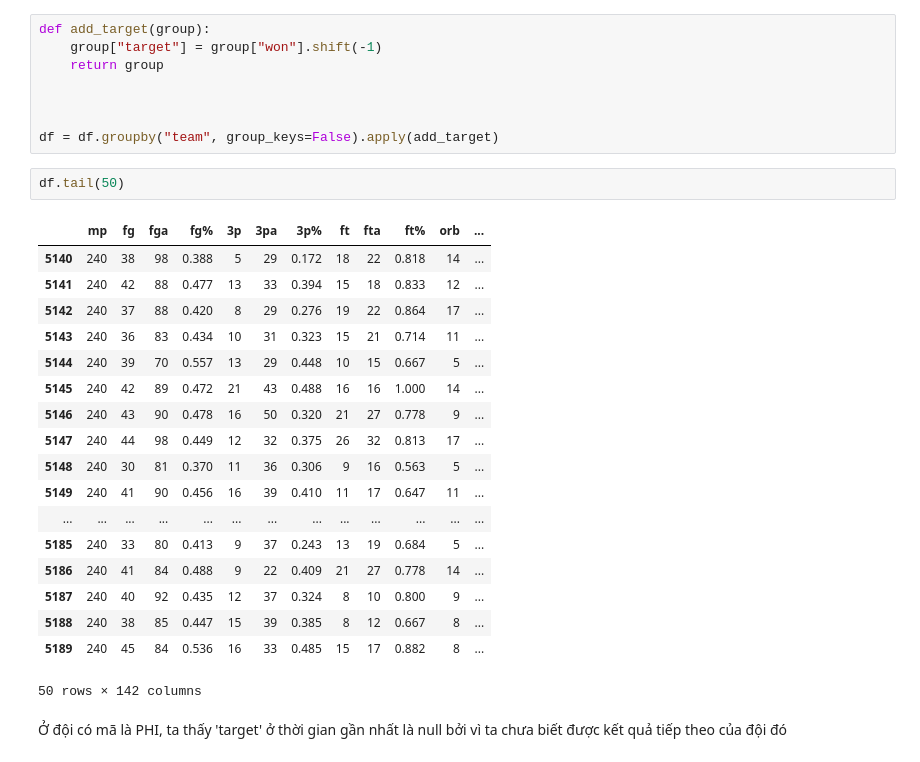
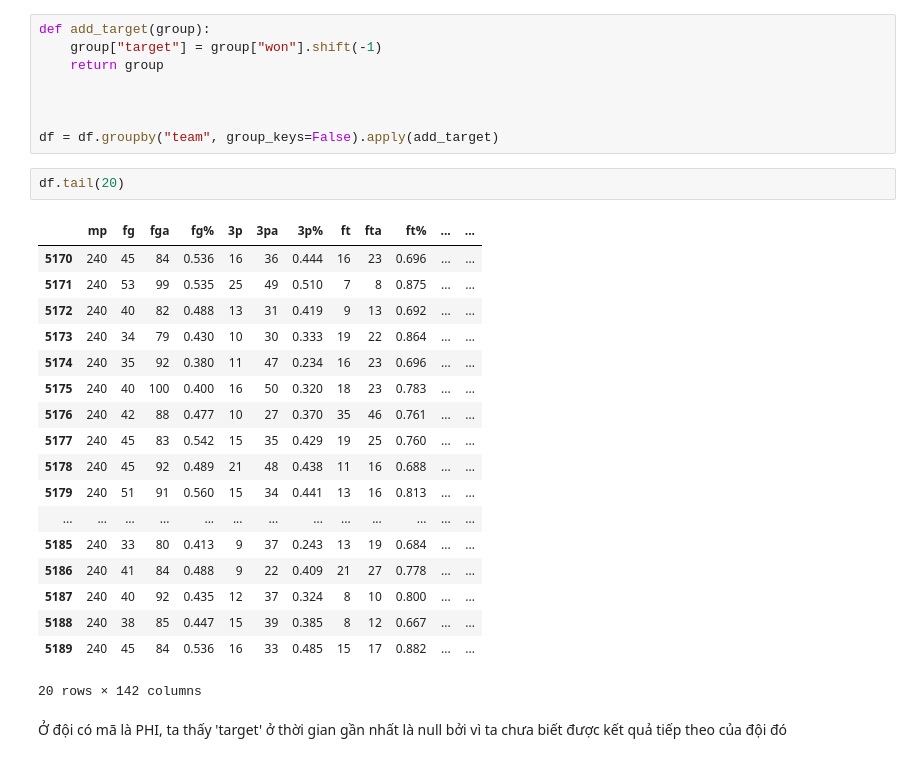
Before and after one commit to EnEnfer/DataVisz, a Jupyter notebook: predict.ipynb, the cells around one changed output. Cells and saved outputs as stored; diff of their text form.

```diff
--- a/predict.ipynb
+++ b/predict.ipynb
@@ -58,26 +58,26 @@ def add_target(group):
 
 df = df.groupby("team", group_keys=False).apply(add_target)
 # %%
-df.tail(50)
+df.tail(20)
 # %% [output]
-|  | mp | fg | fga | fg% | 3p | 3pa | 3p% | ft | fta | ft% | orb | ... |
-| 5140 | 240 | 38 | 98 | 0.388 | 5 | 29 | 0.172 | 18 | 22 | 0.818 | 14 | ... |
-| 5141 | 240 | 42 | 88 | 0.477 | 13 | 33 | 0.394 | 15 | 18 | 0.833 | 12 | ... |
-| 5142 | 240 | 37 | 88 | 0.420 | 8 | 29 | 0.276 | 19 | 22 | 0.864 | 17 | ... |
-| 5143 | 240 | 36 | 83 | 0.434 | 10 | 31 | 0.323 | 15 | 21 | 0.714 | 11 | ... |
-| 5144 | 240 | 39 | 70 | 0.557 | 13 | 29 | 0.448 | 10 | 15 | 0.667 | 5 | ... |
-| 5145 | 240 | 42 | 89 | 0.472 | 21 | 43 | 0.488 | 16 | 16 | 1.000 | 14 | ... |
-| 5146 | 240 | 43 | 90 | 0.478 | 16 | 50 | 0.320 | 21 | 27 | 0.778 | 9 | ... |
-| 5147 | 240 | 44 | 98 | 0.449 | 12 | 32 | 0.375 | 26 | 32 | 0.813 | 17 | ... |
-| 5148 | 240 | 30 | 81 | 0.370 | 11 | 36 | 0.306 | 9 | 16 | 0.563 | 5 | ... |
-| 5149 | 240 | 41 | 90 | 0.456 | 16 | 39 | 0.410 | 11 | 17 | 0.647 | 11 | ... |
+|  | mp | fg | fga | fg% | 3p | 3pa | 3p% | ft | fta | ft% | ... | ... |
+| 5170 | 240 | 45 | 84 | 0.536 | 16 | 36 | 0.444 | 16 | 23 | 0.696 | ... | ... |
+| 5171 | 240 | 53 | 99 | 0.535 | 25 | 49 | 0.510 | 7 | 8 | 0.875 | ... | ... |
+| 5172 | 240 | 40 | 82 | 0.488 | 13 | 31 | 0.419 | 9 | 13 | 0.692 | ... | ... |
+| 5173 | 240 | 34 | 79 | 0.430 | 10 | 30 | 0.333 | 19 | 22 | 0.864 | ... | ... |
+| 5174 | 240 | 35 | 92 | 0.380 | 11 | 47 | 0.234 | 16 | 23 | 0.696 | ... | ... |
+| 5175 | 240 | 40 | 100 | 0.400 | 16 | 50 | 0.320 | 18 | 23 | 0.783 | ... | ... |
+| 5176 | 240 | 42 | 88 | 0.477 | 10 | 27 | 0.370 | 35 | 46 | 0.761 | ... | ... |
+| 5177 | 240 | 45 | 83 | 0.542 | 15 | 35 | 0.429 | 19 | 25 | 0.760 | ... | ... |
+| 5178 | 240 | 45 | 92 | 0.489 | 21 | 48 | 0.438 | 11 | 16 | 0.688 | ... | ... |
+| 5179 | 240 | 51 | 91 | 0.560 | 15 | 34 | 0.441 | 13 | 16 | 0.813 | ... | ... |
 | ... | ... | ... | ... | ... | ... | ... | ... | ... | ... | ... | ... | ... |
-| 5185 | 240 | 33 | 80 | 0.413 | 9 | 37 | 0.243 | 13 | 19 | 0.684 | 5 | ... |
-| 5186 | 240 | 41 | 84 | 0.488 | 9 | 22 | 0.409 | 21 | 27 | 0.778 | 14 | ... |
-| 5187 | 240 | 40 | 92 | 0.435 | 12 | 37 | 0.324 | 8 | 10 | 0.800 | 9 | ... |
-| 5188 | 240 | 38 | 85 | 0.447 | 15 | 39 | 0.385 | 8 | 12 | 0.667 | 8 | ... |
-| 5189 | 240 | 45 | 84 | 0.536 | 16 | 33 | 0.485 | 15 | 17 | 0.882 | 8 | ... |
+| 5185 | 240 | 33 | 80 | 0.413 | 9 | 37 | 0.243 | 13 | 19 | 0.684 | ... | ... |
+| 5186 | 240 | 41 | 84 | 0.488 | 9 | 22 | 0.409 | 21 | 27 | 0.778 | ... | ... |
+| 5187 | 240 | 40 | 92 | 0.435 | 12 | 37 | 0.324 | 8 | 10 | 0.800 | ... | ... |
+| 5188 | 240 | 38 | 85 | 0.447 | 15 | 39 | 0.385 | 8 | 12 | 0.667 | ... | ... |
+| 5189 | 240 | 45 | 84 | 0.536 | 16 | 33 | 0.485 | 15 | 17 | 0.882 | ... | ... |
-50 rows × 142 columns
+20 rows × 142 columns
 # %% [markdown]
 Ở đội có mã là PHI, ta thấy 'target' ở thời gian gần nhất là null bởi vì ta chưa biết được kết quả tiếp theo của đội đó
 # %%
```
Also changed, not shown: parts of 20 cells of this notebook.
